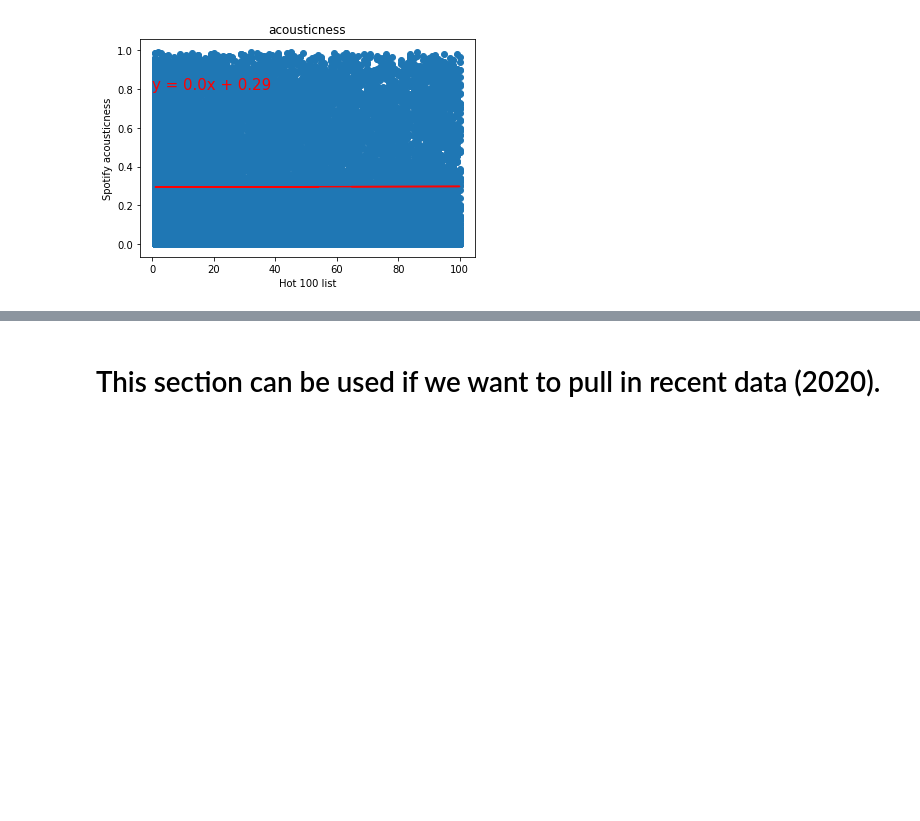
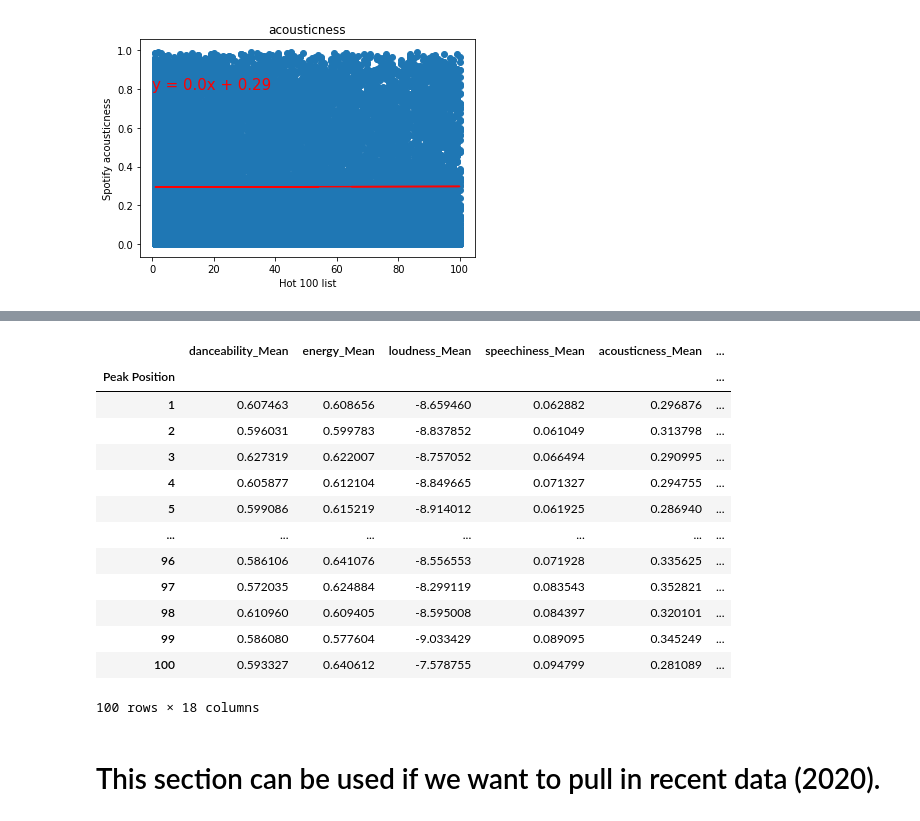
Before and after one commit to rlylecastro/project1, a Jupyter notebook: music.ipynb, the cells around one changed output, grey strips where cells are left out. Cells and saved outputs as stored; diff of their text form; code cells hidden in the pictures; blank space fills up the shorter version.

```diff
--- a/music.ipynb
+++ b/music.ipynb
@@ -245,3 +211,29 @@ median_df
+# %%
+hot100_stat = hotstuff_merge.copy()
+hot100_stat.drop(columns=['index','spotify_track_popularity','key','mode','time_signature'],inplace=True)
+hot100_stat_group = hot100_stat.groupby("Peak Position")
+group_mean = hot100_stat_group.mean()
+group_median = hot100_stat_group.median()
+
+mean_df = pd.DataFrame(hot100_stat_group.mean())
+median_df = pd.DataFrame(hot100_stat_group.median())
+hot100_stat_merge = pd.merge(mean_df,median_df,how='inner',on='Peak Position',suffixes=('_Mean','_Median'))
+hot100_stat_merge
+# %% [output]
+|  | danceability_Mean | energy_Mean | loudness_Mean | speechiness_Mean | acousticness_Mean | ... |
+| Peak Position |  |  |  |  |  | ... |
+| 1 | 0.607463 | 0.608656 | -8.659460 | 0.062882 | 0.296876 | ... |
+| 2 | 0.596031 | 0.599783 | -8.837852 | 0.061049 | 0.313798 | ... |
+| 3 | 0.627319 | 0.622007 | -8.757052 | 0.066494 | 0.290995 | ... |
+| 4 | 0.605877 | 0.612104 | -8.849665 | 0.071327 | 0.294755 | ... |
+| 5 | 0.599086 | 0.615219 | -8.914012 | 0.061925 | 0.286940 | ... |
+| ... | ... | ... | ... | ... | ... | ... |
+| 96 | 0.586106 | 0.641076 | -8.556553 | 0.071928 | 0.335625 | ... |
+| 97 | 0.572035 | 0.624884 | -8.299119 | 0.083543 | 0.352821 | ... |
+| 98 | 0.610960 | 0.609405 | -8.595008 | 0.084397 | 0.320101 | ... |
+| 99 | 0.586080 | 0.577604 | -9.033429 | 0.089095 | 0.345249 | ... |
+| 100 | 0.593327 | 0.640612 | -7.578755 | 0.094799 | 0.281089 | ... |
+100 rows × 18 columns
 # %% [markdown]
 # This section can be used if we want to pull in recent data (2020).
 # %%
```
Also changed, not shown: parts of 7 cells of this notebook.
